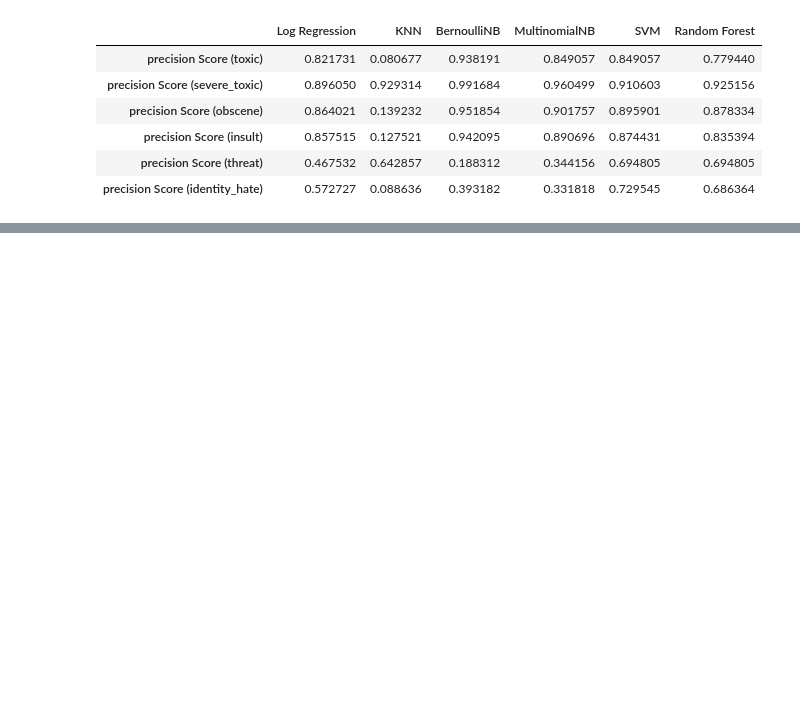
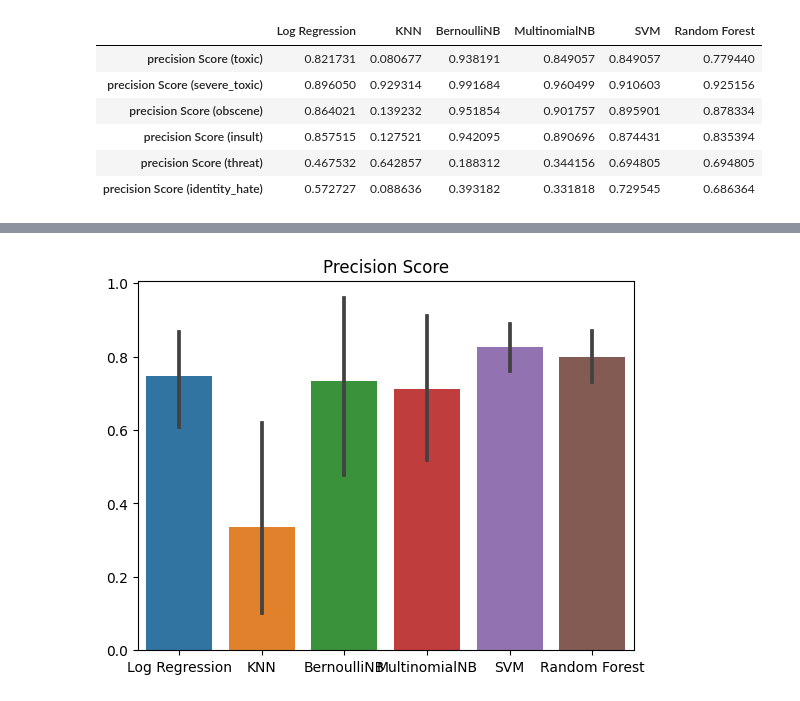
Before and after one commit to rohan-singh987/commentToxicityAnalyzer-ML, a Jupyter notebook: Comment Toxicity Classifier.ipynb, the cells around one changed output, grey strips where cells are left out. Drawn from its saved outputs; the diff is of its cells as text; code cells hidden in the pictures; blank space fills up the shorter version.

```diff
--- a/Comment Toxicity Classifier.ipynb
+++ b/Comment Toxicity Classifier.ipynb
@@ -572,0 +628,6 @@ Precision_all_trp
+# %%
+sns.barplot(Precision_all_trp)
+plt.title('Precision Score')
+plt.show()
+# %% [output]
+[figure, added]
```
Also changed, not shown: parts of 12 cells of this notebook.
